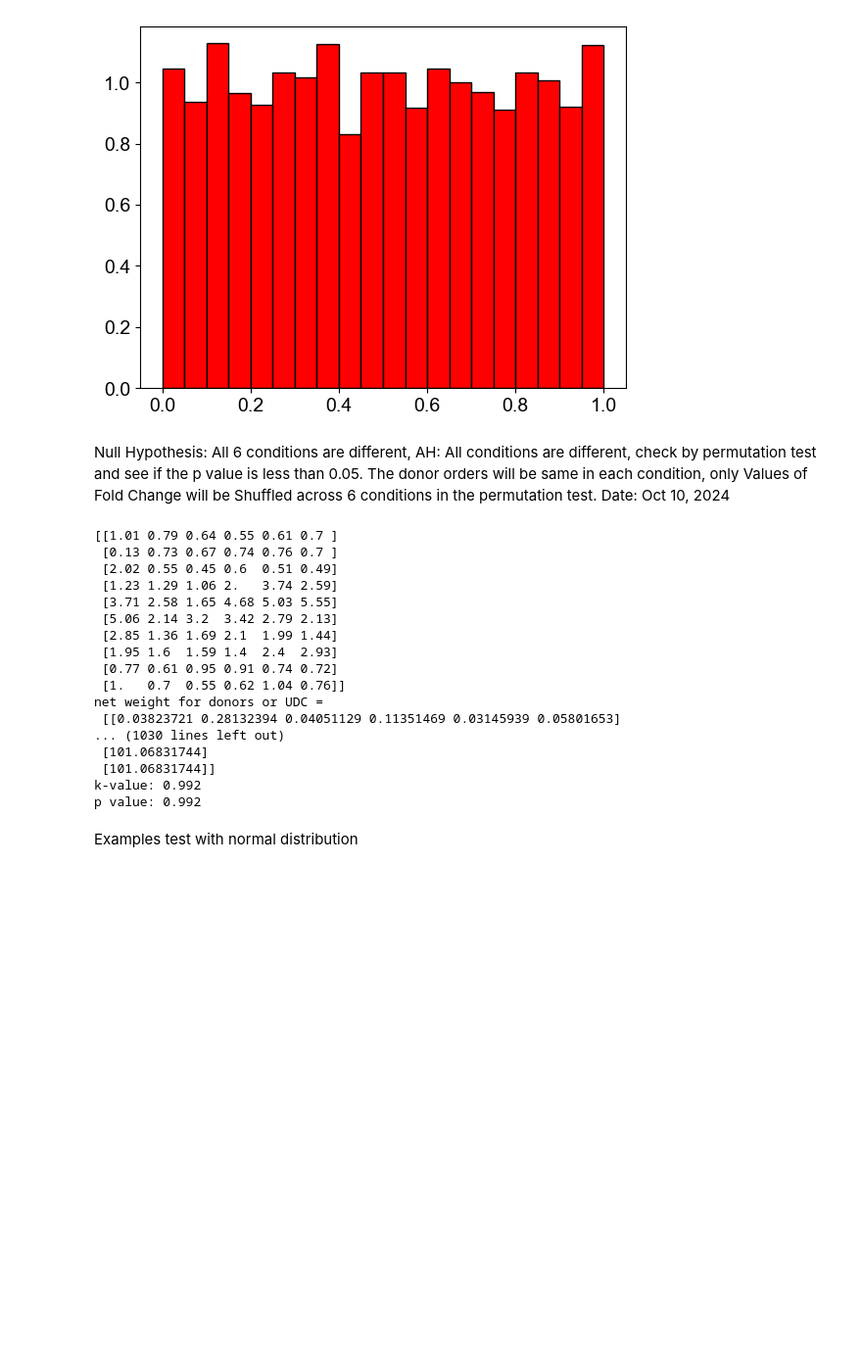
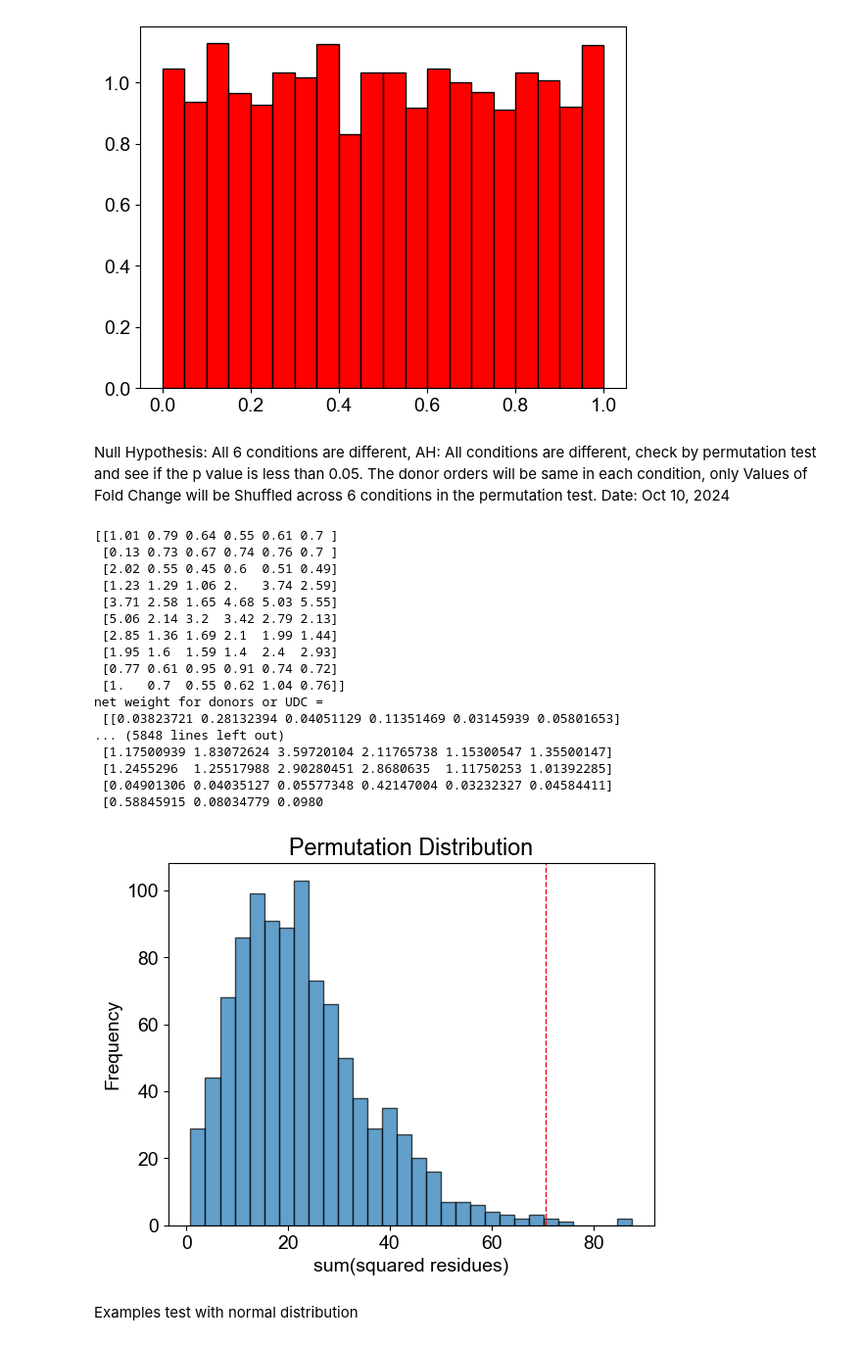
Before and after one commit to indraniny/Optimal_cytokine_combo_project, a Jupyter notebook: Statistical_test_cond3/Donor_weights_viability.ipynb, the cells around one changed output. Shown at 98% size. Drawn from its saved outputs; the diff is of its cells as text; code cells hidden in the pictures; blank space fills up the shorter version.

```diff
--- a/Statistical_test_cond3/Donor_weights_viability.ipynb
+++ b/Statistical_test_cond3/Donor_weights_viability.ipynb
@@ -1727,14 +1728,22 @@ def variability_weights_cond(cond):
     return norm_w
 
 #This function calculates the sum of residues that how much the weighted average is different from the mean of the weighted average for each condition
-def calculate_fluctuation(W,data):
-        product_with_weight= W* data
-        weighted_average=np.sum(product_with_weight,axis=0)
-        #print(f'observed weighted average = {weighted_average}')
+def calculate_fluctuation(data):
+
+        weighted_average=np.sum(data,axis=0)
+        print(f'observed weighted average = {weighted_average}')
         summed_fluctuation= np.sum((weighted_average-np.mean(weighted_average))**2)
         #print(f'observed flcutuation = ', observed_fluctuation)
         return summed_fluctuation
 
+def plotting(perm_diffs,observed_diff):
+   # Plot the permutation distribution
+    plt.hist(perm_diffs, bins=30, edgecolor='k', alpha=0.7)
+    plt.axvline(observed_diff, color='r', linestyle='dashed', linewidth=1)
+    plt.title('Permutation Distribution')
+    plt.xlabel('sum(squared residues)')
+    plt.ylabel('Frequency')
+    plt.show()
 
 if __name__=='__main__':
 
@@ -1789,58 +1798,71 @@ if __name__=='__main__':
     print(f'Normalized weights or NDC =\n,{NDC}')
     print(np.sum(NDC,axis=0))
 
+    Donor_weights=np.sum(NDC, axis=1)
+    Donor_weights=Donor_weights/(np.sum(Donor_weights))
+    print(f'Donor weights =', Donor_weights)
+
+
     print(d8_data)
 
-    observed_summed_fluctuation=calculate_fluctuation(NDC,d8_data)
+
+
+    X=d8_data
+    W=Donor_weights
+    W = W.reshape(10, 1)
+    prod=W*X
+    print(f'prod={prod}')
+    print(np.sum(prod,axis=0))
+    observed_summed_fluctuation=calculate_fluctuation(prod)
     print(observed_summed_fluctuation)
 
-    X=d8_data
-    W=NDC
     num_permutation=1000
-
     summed_fluctuation=np.zeros((num_permutation,1))
     indices=np.arange(X.shape[1])
-    #print(indices)
+    shuffled_weighted_data=np.zeros_like(prod)
+
     for i in range(num_permutation):
-        np.random.shuffle(indices)
-        shuffled_data=X[:,indices]
-        shuffled_weights=W[:,indices]
-        #print(f' shuffled_data = {shuffled_data}\n')
-        #print(f' shuffled_weights = {shuffled_weights}\n')
-        summed_fluctuation[i]=calculate_fluctuation(shuffled_weights,shuffled_data)
-        #print(summed_fluctuation)
+        for j in range(prod.shape[0]):
+            np.random.shuffle(indices)
+            shuffled_weighted_data[j,:]=prod[j,indices]
+
+        print(f' shuffled_weighted_data = {shuffled_weighted_data}\n')
+        summed_fluctuation[i]=calculate_fluctuation(shuffled_weighted_data)
 
     print(summed_fluctuation)
 
     #Calculate p-value
     p_value = np.mean(np.abs(summed_fluctuation) >= np.abs(observed_summed_fluctuation))
     k = 0
     for i in range(num_permutation):
         if np.abs(summed_fluctuation[i]) >= np.abs(observed_summed_fluctuation):
             k += 1
 
     # Compute the p-value by dividing the count by the total number of permutations
     K_value = k / num_permutation
     print(f"k-value: {K_value}")
     print(f"p value: {p_value}")
+
+    plotting(summed_fluctuation,observed_summed_fluctuation)
 # %% [output]
 [[1.01 0.79 0.64 0.55 0.61 0.7 ]
  [0.13 0.73 0.67 0.74 0.76 0.7 ]
  [2.02 0.55 0.45 0.6  0.51 0.49]
  [1.23 1.29 1.06 2.   3.74 2.59]
  [3.71 2.58 1.65 4.68 5.03 5.55]
  [5.06 2.14 3.2  3.42 2.79 2.13]
  [2.85 1.36 1.69 2.1  1.99 1.44]
  [1.95 1.6  1.59 1.4  2.4  2.93]
  [0.77 0.61 0.95 0.91 0.74 0.72]
  [1.   0.7  0.55 0.62 1.04 0.76]]
 net weight for donors or UDC =
  [[0.03823721 0.28132394 0.04051129 0.11351469 0.03145939 0.05801653]
-... (1030 lines left out)
- [101.06831744]
- [101.06831744]]
-k-value: 0.992
-p value: 0.992
+... (5848 lines left out)
+ [1.17500939 1.83072624 3.59720104 2.11765738 1.15300547 1.35500147]
+ [1.2455296  1.25517988 2.90280451 2.8680635  1.11750253 1.01392285]
+ [0.04901306 0.04035127 0.05577348 0.42147004 0.03232327 0.04584411]
+ [0.58845915 0.08034779 0.0980
+[figure, added]
 # %% [markdown]
 Examples test with normal distribution
 # %%
```
Also changed, not shown: parts of 2 cells of this notebook, 4 other files.
